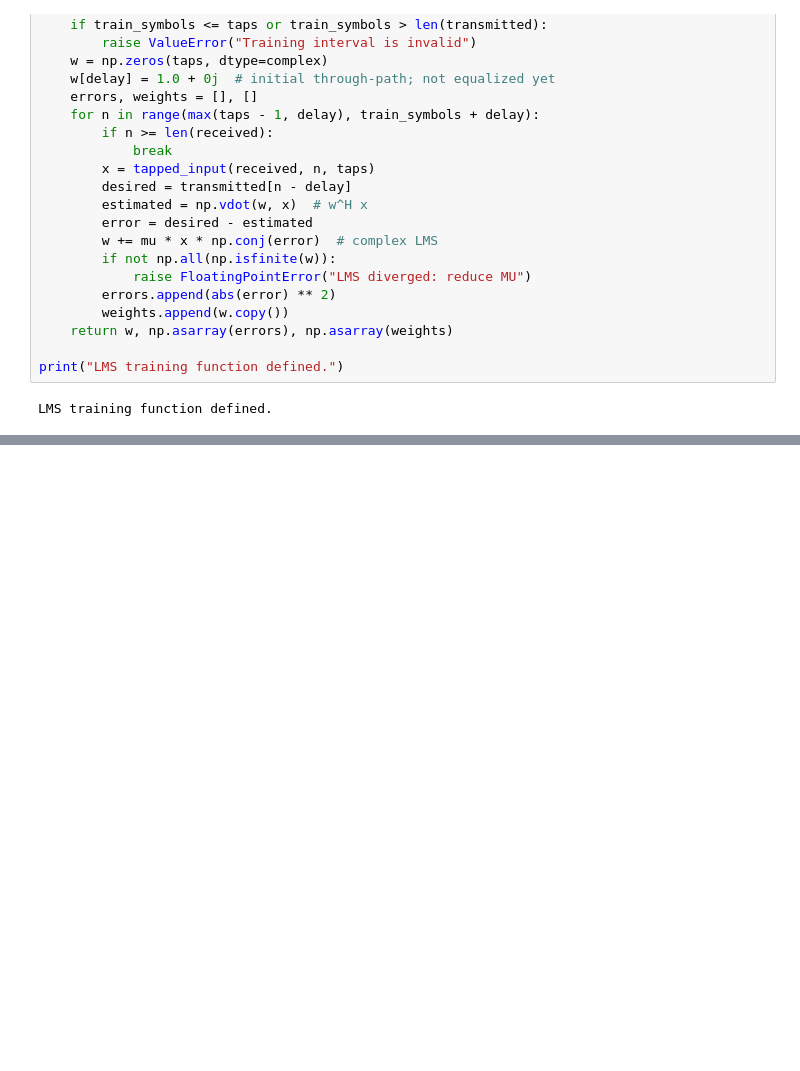
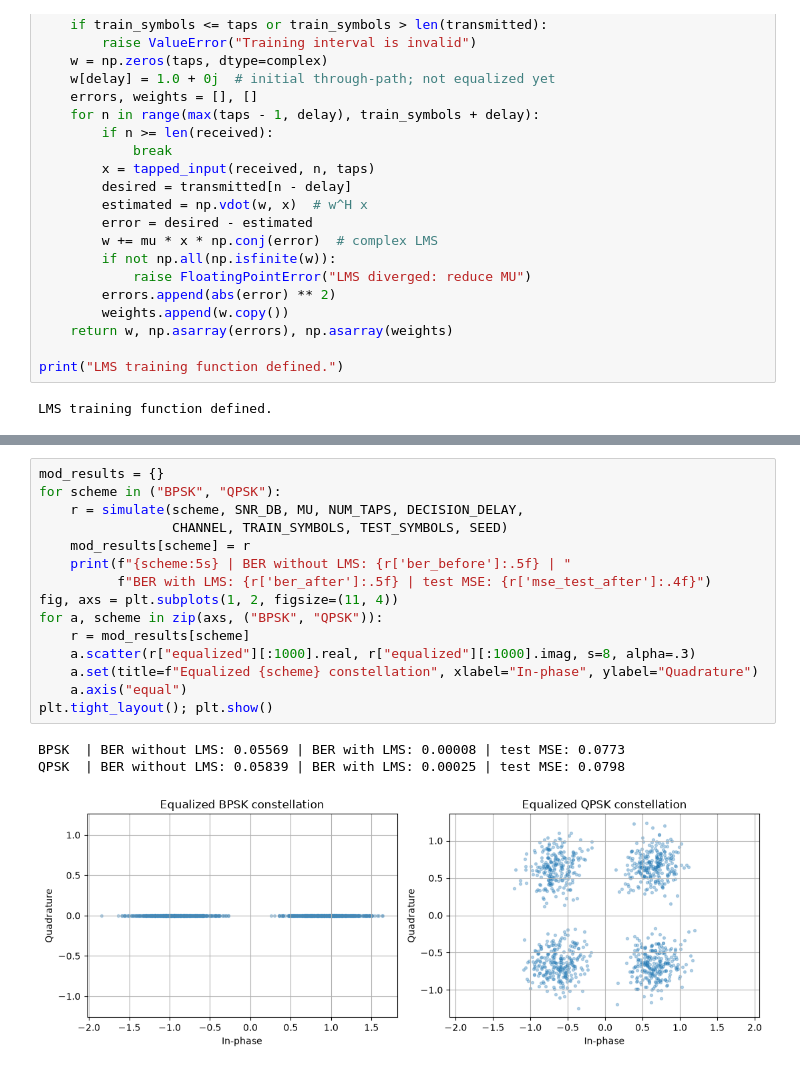
Before and after one commit to R1999T/cmsp_lms_project, a Jupyter notebook: LMS.ipynb, the cells around one changed output, grey strips where cells are left out. Drawn from its saved outputs; the diff is of its cells as text; blank space fills up the shorter version.

```diff
--- a/LMS.ipynb
+++ b/LMS.ipynb
@@ -111,0 +235,19 @@ LMS training function defined.
+# %%
+mod_results = {}
+for scheme in ("BPSK", "QPSK"):
+    r = simulate(scheme, SNR_DB, MU, NUM_TAPS, DECISION_DELAY,
+                 CHANNEL, TRAIN_SYMBOLS, TEST_SYMBOLS, SEED)
+    mod_results[scheme] = r
+    print(f"{scheme:5s} | BER without LMS: {r['ber_before']:.5f} | "
+          f"BER with LMS: {r['ber_after']:.5f} | test MSE: {r['mse_test_after']:.4f}")
+fig, axs = plt.subplots(1, 2, figsize=(11, 4))
+for a, scheme in zip(axs, ("BPSK", "QPSK")):
+    r = mod_results[scheme]
+    a.scatter(r["equalized"][:1000].real, r["equalized"][:1000].imag, s=8, alpha=.3)
+    a.set(title=f"Equalized {scheme} constellation", xlabel="In-phase", ylabel="Quadrature")
+    a.axis("equal")
+plt.tight_layout(); plt.show()
+# %% [output]
+BPSK  | BER without LMS: 0.05569 | BER with LMS: 0.00008 | test MSE: 0.0773
+QPSK  | BER without LMS: 0.05839 | BER with LMS: 0.00025 | test MSE: 0.0798
+[figure, added]
```
Also changed, not shown: parts of 6 cells of this notebook.
